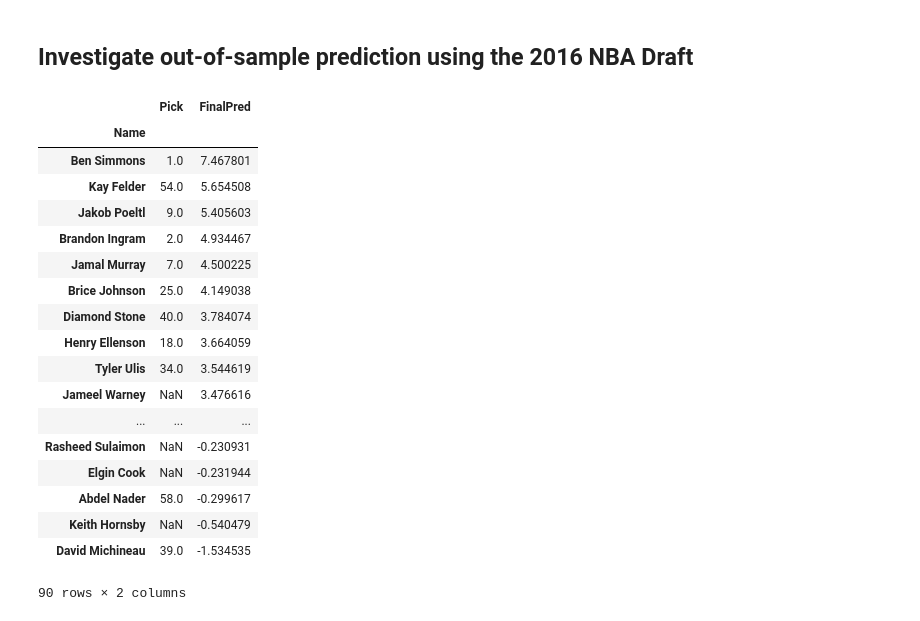
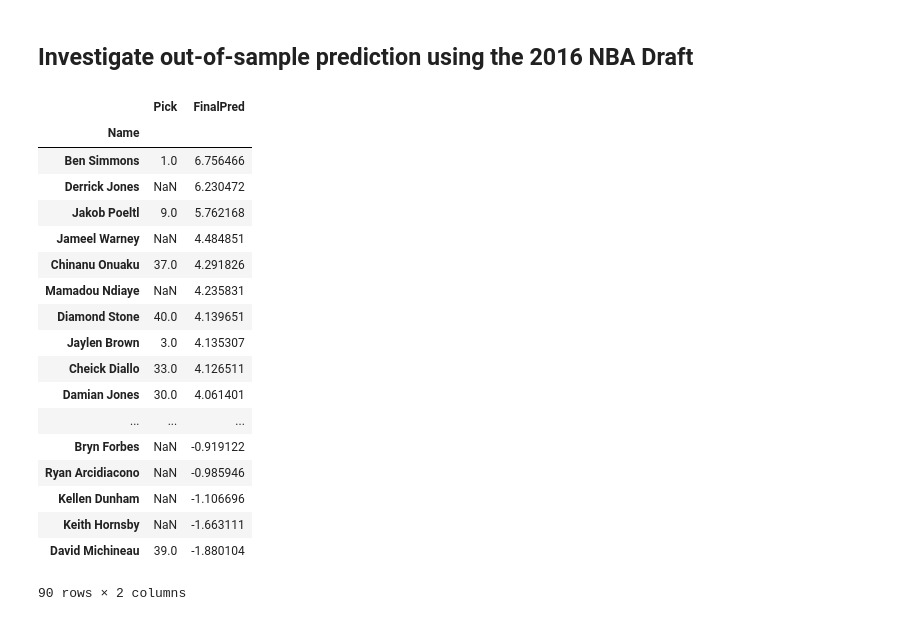
Before and after one commit to mattignal/BEEM, a Jupyter notebook: Regression.ipynb, the cells around one changed output. Drawn from its saved outputs; the diff is of its cells as text; code cells hidden in the pictures.

```diff
--- a/Regression.ipynb
+++ b/Regression.ipynb
@@ -118,7 +118,7 @@ Feature Names and Importance Scores: [('Age', 0.093180008163057826), ('PTS', 0.0
 # %% [markdown]
 ## Perform Linear Regression
 # %%
-feature_cols = list(df[['Age', 'PTS', 'TS', 'TRB', 'STL', 'BLK', 'FTr', 'AST', 'ATr', 'FT%', 'PF']])
+feature_cols = list(df[['Age', 'PTS', 'TS', 'TRB', 'STL', 'BLK', 'FTr', 'AST', 'ATr', 'FT%', 'PF', 'HtPosHt']])
 target_cols = list(df[['WSPredict']])
 
 X = df[feature_cols].fillna(np.mean(df[feature_cols]))
@@ -176,7 +176,7 @@ df['LinearErr'] = df['WSPredict'] - df['LinearPred']
 # %% [markdown]
 ## Implement Machine Learning Algorithm to Estimate Error
 # %%
-feature_cols = list(df[['Move_adj', 'Vert_adj', 'Height', 'WHr', 'WtHr', 'OS2', 'D', 'IS2', 'P', 'FTr', 'LinearPred']])
+feature_cols = list(df[['Move_adj', 'Vert_adj', 'WHr', 'WtHr', 'Height', 'OS2', 'D', 'IS2', 'P', 'FTr', 'LinearPred']])
 X = df[feature_cols].fillna(np.mean(df[feature_cols]))
 y = df['LinearErr']
 scaler = StandardScaler()
@@ -666,7 +666,7 @@ df_year.sort('FinalPred', ascending=False)
 # Import 2016 data and apply BEEM algorithm
 df2016 = pd.DataFrame.from_csv('data.csv')
 df2016 = df2016.loc[df2016['Drafted'] == 2016]
-feature_cols = list(df2016[['Age', 'PTS', 'TS', 'TRB', 'STL', 'BLK', 'FTr', 'AST', 'ATr', 'FT%', 'PF']])
+feature_cols = list(df2016[['Age', 'PTS', 'TS', 'TRB', 'STL', 'BLK', 'HtPosHt', 'FTr', 'AST', 'ATr', 'FT%', 'PF']])
 
 X = df2016[feature_cols].fillna(np.mean(df2016[feature_cols]))
 scaler = MinMaxScaler()
@@ -683,47 +683,47 @@ X = df2016[feature_cols].fillna(np.mean(df2016[feature_cols]))
 scaler = StandardScaler()
 scaler.fit(X)
 X = scaler.transform(X)
 X = pd.DataFrame(X, columns=feature_cols)
 
 pred2 = clf.predict(X)
 df2016['Prediction'] = pred2
 df2016['SecondPred'] = df2016['LinearPred'] + df2016['Prediction']
 
 g = df2016.groupby('Url')
 last = list(df2016['Drafted'] - df2016['Season'])
 weights = []
 for item in last:
     if item == 0:
         weights.append(1)
     elif item == 1:
         weights.append(0.4)
     elif item == 2:
         weights.append(0.15)
     else:
         weights.append(0)
 df2016['Weights'] = weights
 df2016['PredxWeights'] = (df2016.SecondPred * df2016.Weights) / (g.Weights.transform("sum"))
 df2016['FinalPred'] = df2016.groupby('Url').PredxWeights.transform('sum').fillna(df2016['SecondPred'])
 
 df2016b = df2016[['Name', 'Pick', 'FinalPred']]
 df2016b.groupby('Name').first().sort('FinalPred', ascending=False)
 # %% [output]
 |  | Pick | FinalPred |
 | Name |  |  |
-| Ben Simmons | 1.0 | 7.467801 |
-| Kay Felder | 54.0 | 5.654508 |
-| Jakob Poeltl | 9.0 | 5.405603 |
-| Brandon Ingram | 2.0 | 4.934467 |
-| Jamal Murray | 7.0 | 4.500225 |
-| Brice Johnson | 25.0 | 4.149038 |
-| Diamond Stone | 40.0 | 3.784074 |
-| Henry Ellenson | 18.0 | 3.664059 |
-| Tyler Ulis | 34.0 | 3.544619 |
-| Jameel Warney | NaN | 3.476616 |
+| Ben Simmons | 1.0 | 6.756466 |
+| Derrick Jones | NaN | 6.230472 |
+| Jakob Poeltl | 9.0 | 5.762168 |
+| Jameel Warney | NaN | 4.484851 |
+| Chinanu Onuaku | 37.0 | 4.291826 |
+| Mamadou Ndiaye | NaN | 4.235831 |
+| Diamond Stone | 40.0 | 4.139651 |
+| Jaylen Brown | 3.0 | 4.135307 |
+| Cheick Diallo | 33.0 | 4.126511 |
+| Damian Jones | 30.0 | 4.061401 |
 | ... | ... | ... |
-| Rasheed Sulaimon | NaN | -0.230931 |
-| Elgin Cook | NaN | -0.231944 |
-| Abdel Nader | 58.0 | -0.299617 |
-| Keith Hornsby | NaN | -0.540479 |
-| David Michineau | 39.0 | -1.534535 |
+| Bryn Forbes | NaN | -0.919122 |
+| Ryan Arcidiacono | NaN | -0.985946 |
+| Kellen Dunham | NaN | -1.106696 |
+| Keith Hornsby | NaN | -1.663111 |
+| David Michineau | 39.0 | -1.880104 |
 90 rows × 2 columns
```
Also changed, not shown: parts of 14 cells of this notebook, 3 other files.
